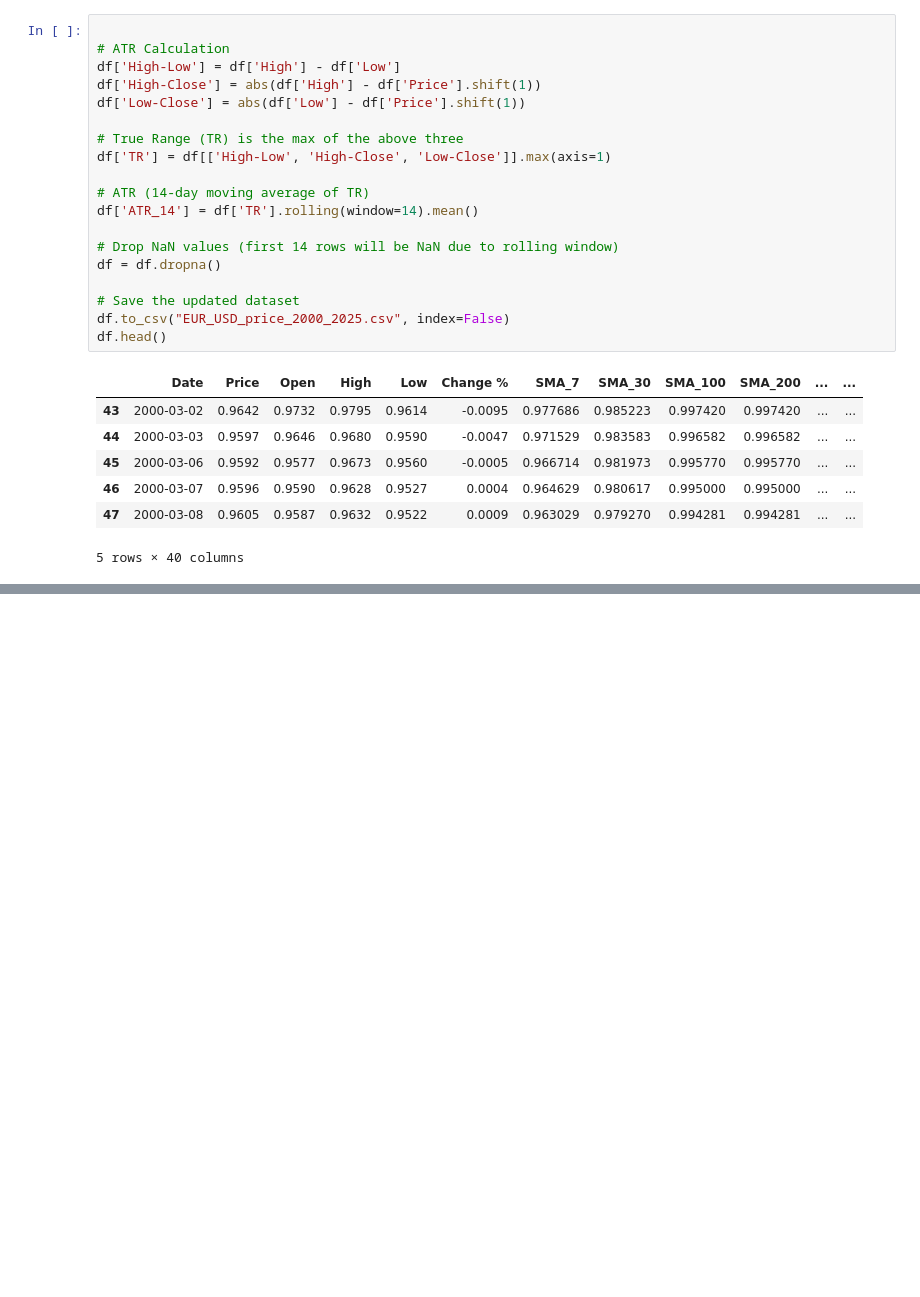
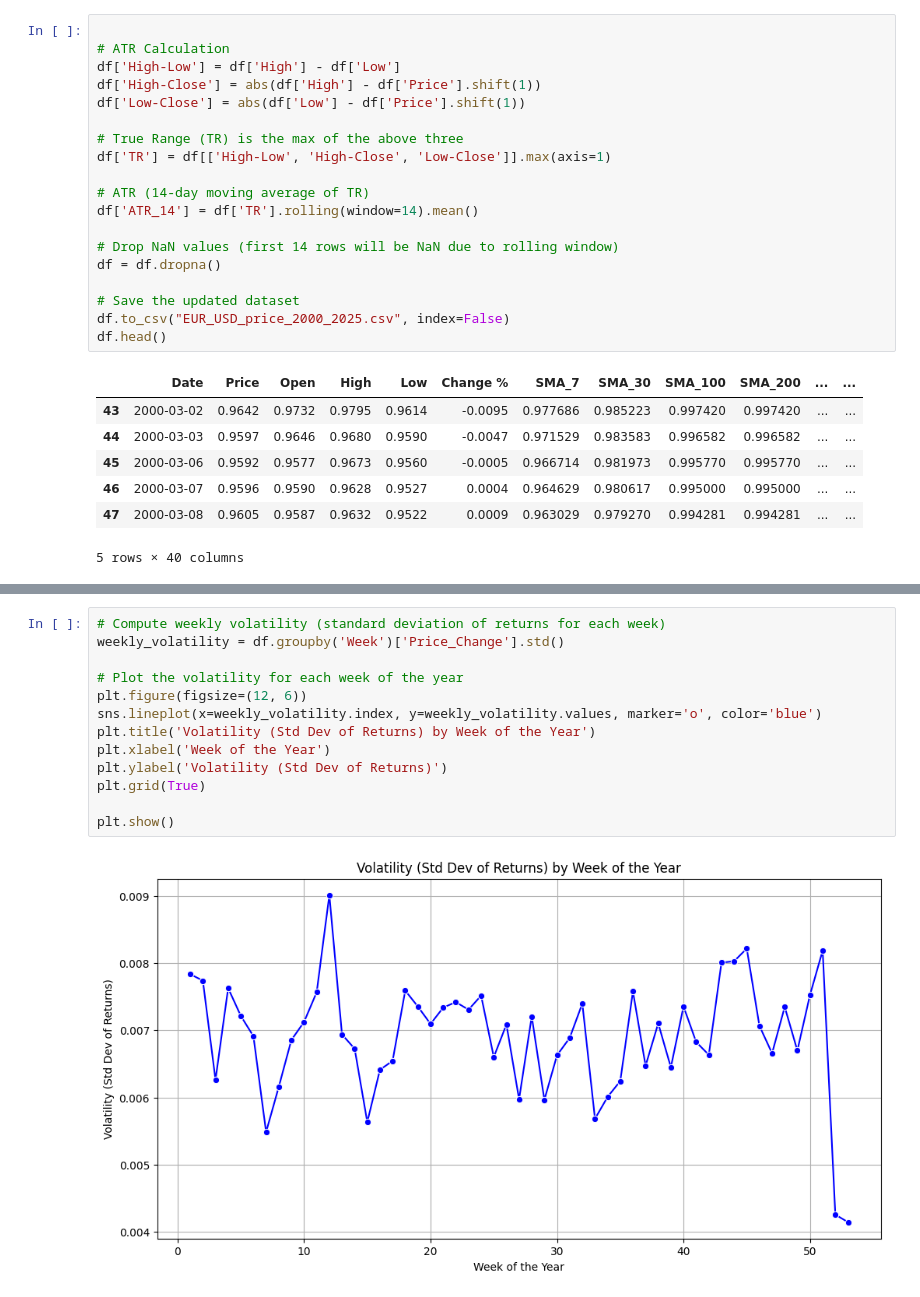
Before and after one commit to Saifansari-ai/eurousd_price_predictor, a Jupyter notebook: data_analysis.ipynb, the cells around one changed output, grey strips where cells are left out. Saved outputs shown, nothing was run; the diff lists cells and outputs as text; blank space fills up the shorter version.

```diff
--- a/data_analysis.ipynb
+++ b/data_analysis.ipynb
@@ -523,0 +690,15 @@ df.head()
+# %%
+# Compute weekly volatility (standard deviation of returns for each week)
+weekly_volatility = df.groupby('Week')['Price_Change'].std()
+
+# Plot the volatility for each week of the year
+plt.figure(figsize=(12, 6))
+sns.lineplot(x=weekly_volatility.index, y=weekly_volatility.values, marker='o', color='blue')
+plt.title('Volatility (Std Dev of Returns) by Week of the Year')
+plt.xlabel('Week of the Year')
+plt.ylabel('Volatility (Std Dev of Returns)')
+plt.grid(True)
+
+plt.show()
+# %% [output]
+[figure, added]
```
Also changed, not shown: parts of 19 cells of this notebook.
